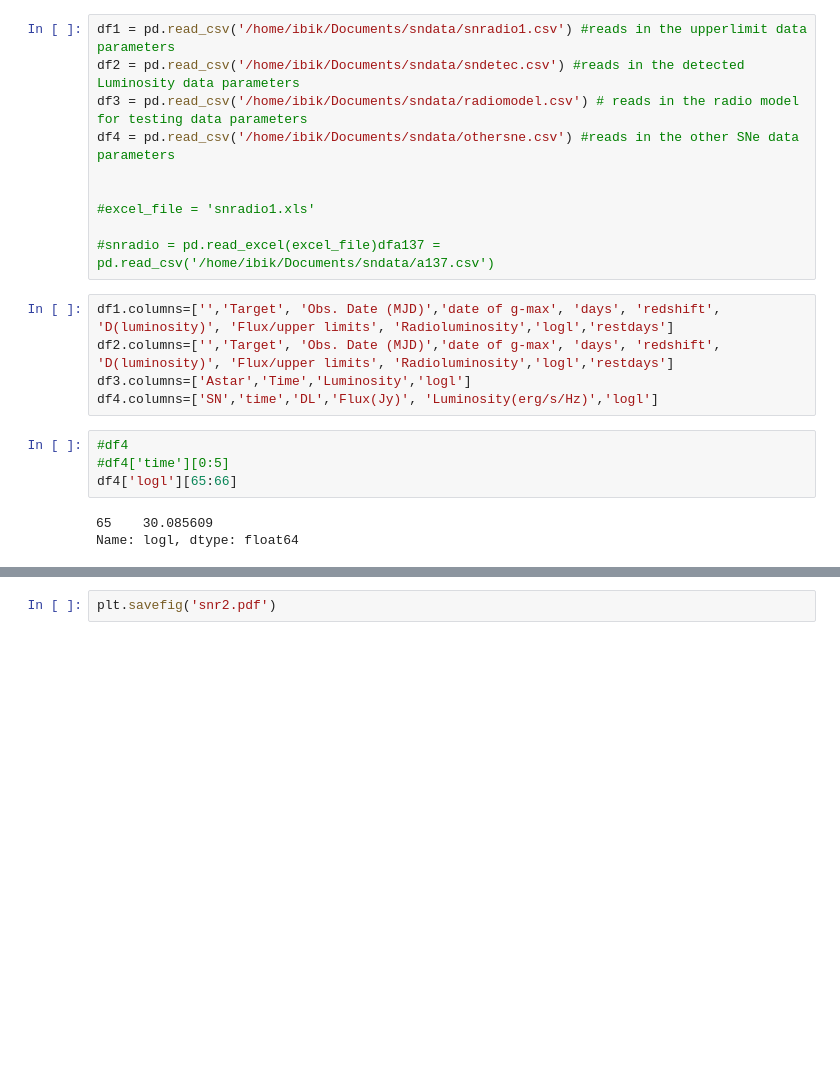
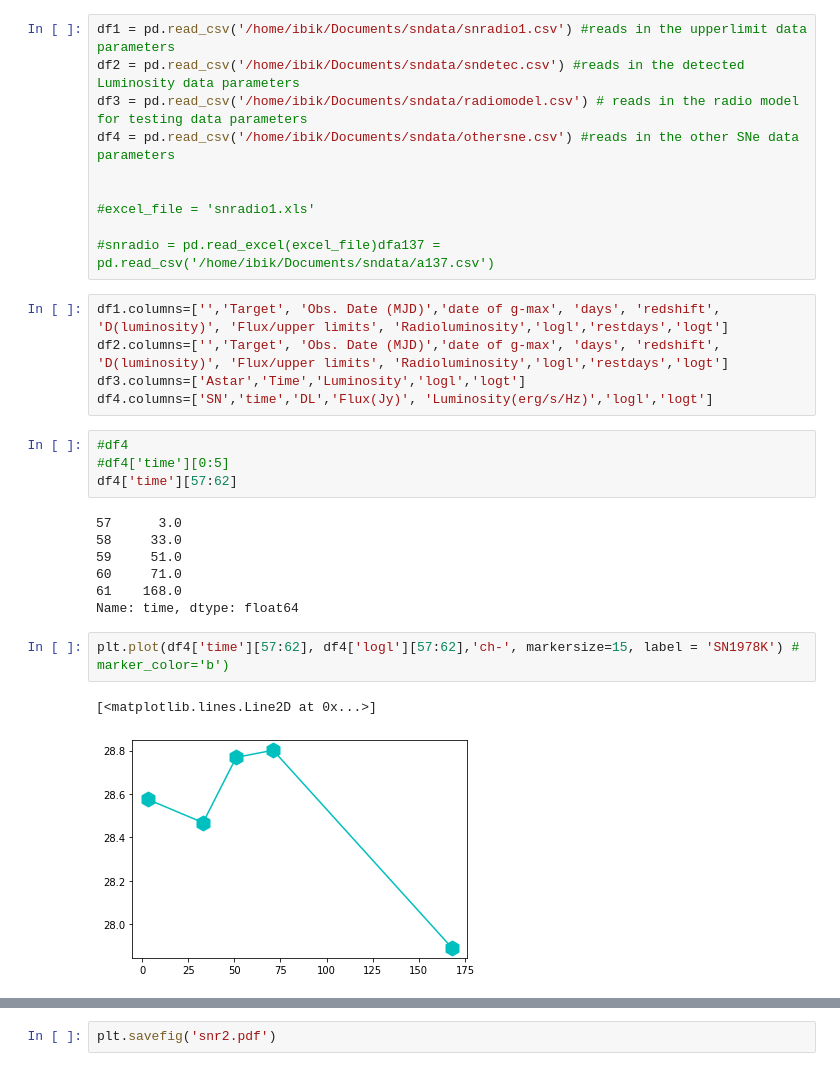
Before and after one commit to ibikadaeze/ast1501, a Jupyter notebook: SN1.ipynb, the cells around one changed output, grey strips where cells are left out. Saved outputs shown, nothing was run; the diff lists cells and outputs as text; blank space fills up the shorter version.

```diff
--- a/SN1.ipynb
+++ b/SN1.ipynb
@@ -14,17 +14,26 @@ df4 = pd.read_csv('/home/ibik/Documents/sndata/othersne.csv') #reads in the othe
 
 #snradio = pd.read_excel(excel_file)dfa137 = pd.read_csv('/home/ibik/Documents/sndata/a137.csv')
 # %%
-df1.columns=['','Target', 'Obs. Date (MJD)','date of g-max', 'days', 'redshift', 'D(luminosity)', 'Flux/upper limits', 'Radioluminosity','logl','restdays']
-df2.columns=['','Target', 'Obs. Date (MJD)','date of g-max', 'days', 'redshift', 'D(luminosity)', 'Flux/upper limits', 'Radioluminosity','logl','restdays']
-df3.columns=['Astar','Time','Luminosity','logl']
-df4.columns=['SN','time','DL','Flux(Jy)', 'Luminosity(erg/s/Hz)','logl']
+df1.columns=['','Target', 'Obs. Date (MJD)','date of g-max', 'days', 'redshift', 'D(luminosity)', 'Flux/upper limits', 'Radioluminosity','logl','restdays','logt']
+df2.columns=['','Target', 'Obs. Date (MJD)','date of g-max', 'days', 'redshift', 'D(luminosity)', 'Flux/upper limits', 'Radioluminosity','logl','restdays','logt']
+df3.columns=['Astar','Time','Luminosity','logl','logt']
+df4.columns=['SN','time','DL','Flux(Jy)', 'Luminosity(erg/s/Hz)','logl','logt']
 # %%
 #df4
 #df4['time'][0:5]
-df4['logl'][65:66]
+df4['time'][57:62]
 # %% [output]
-65    30.085609
-Name: logl, dtype: float64
+57      3.0
+58     33.0
+59     51.0
+60     71.0
+61    168.0
+Name: time, dtype: float64
+# %%
+plt.plot(df4['time'][57:62], df4['logl'][57:62],'ch-', markersize=15, label = 'SN1978K') # marker_color='b')
+# %% [output]
+[<matplotlib.lines.Line2D at 0x...>]
+[figure, added]
 # %%
 #this code plots the other supernovae with the observed PS1 ones
 plt.figure(figsize=(20,10))
```
Also changed, not shown: parts of 2 cells of this notebook.
